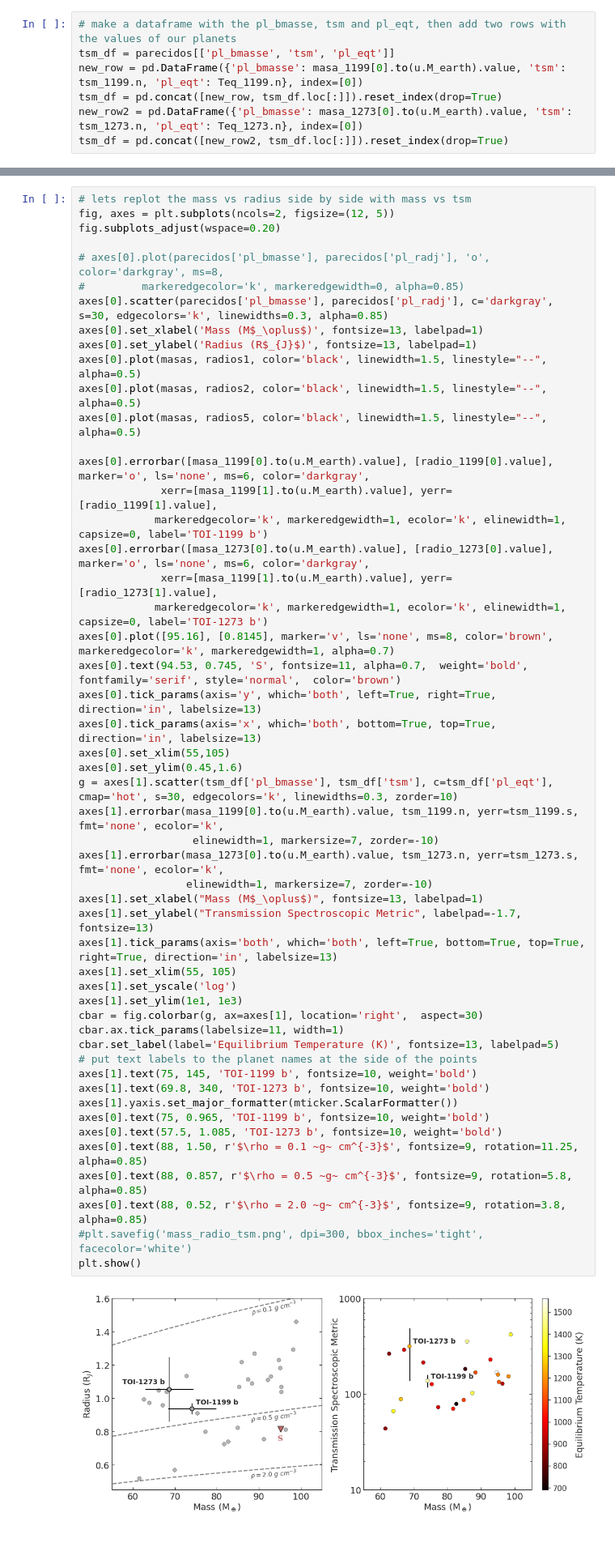
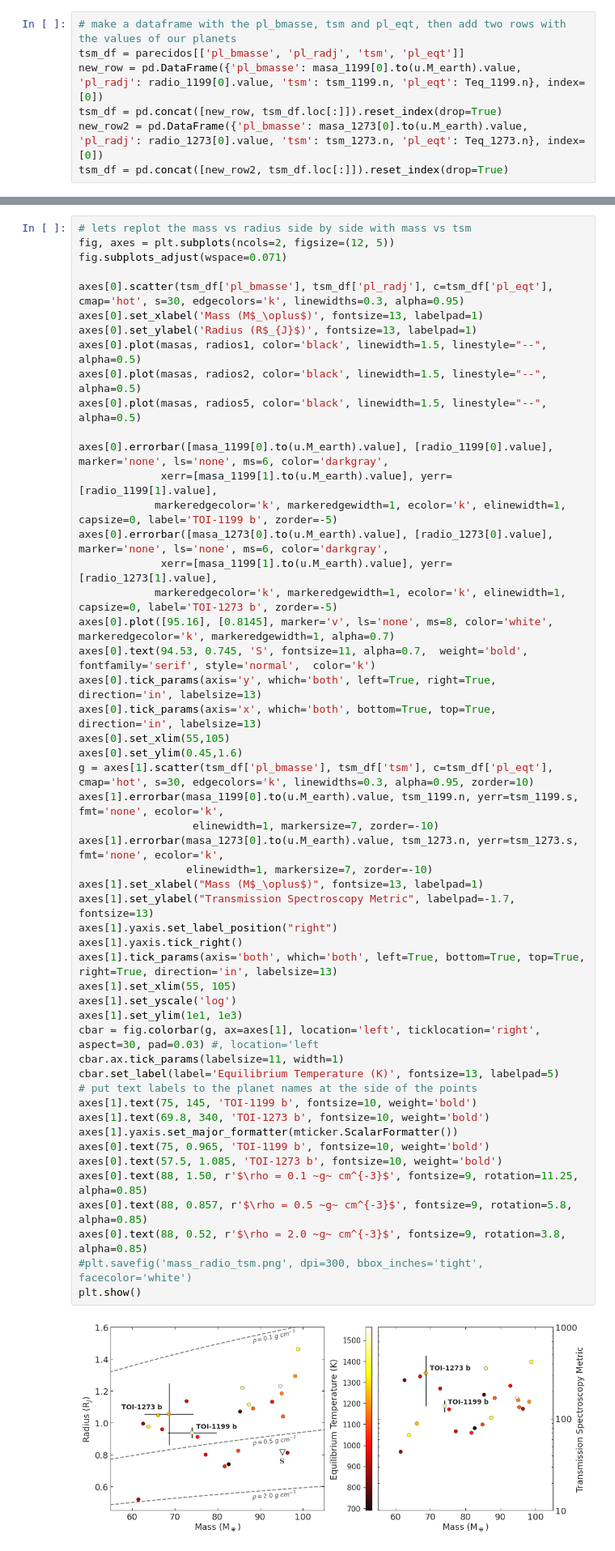
Before and after one commit to juanserrano90/toi1199-1273, a Jupyter notebook: figuras_caracterizacion.ipynb, the cells around one changed output, grey strips where cells are left out. Shown at 81% size. Cells and saved outputs as stored; diff of their text form.

```diff
--- a/figuras_caracterizacion.ipynb
+++ b/figuras_caracterizacion.ipynb
@@ -406,9 +418,9 @@ Name: tsm, dtype: float64
 # %%
 # make a dataframe with the pl_bmasse, tsm and pl_eqt, then add two rows with the values of our planets
-tsm_df = parecidos[['pl_bmasse', 'tsm', 'pl_eqt']]
-new_row = pd.DataFrame({'pl_bmasse': masa_1199[0].to(u.M_earth).value, 'tsm': tsm_1199.n, 'pl_eqt': Teq_1199.n}, index=[0])
+tsm_df = parecidos[['pl_bmasse', 'pl_radj', 'tsm', 'pl_eqt']]
+new_row = pd.DataFrame({'pl_bmasse': masa_1199[0].to(u.M_earth).value, 'pl_radj': radio_1199[0].value, 'tsm': tsm_1199.n, 'pl_eqt': Teq_1199.n}, index=[0])
 tsm_df = pd.concat([new_row, tsm_df.loc[:]]).reset_index(drop=True)
-new_row2 = pd.DataFrame({'pl_bmasse': masa_1273[0].to(u.M_earth).value, 'tsm': tsm_1273.n, 'pl_eqt': Teq_1273.n}, index=[0])
+new_row2 = pd.DataFrame({'pl_bmasse': masa_1273[0].to(u.M_earth).value, 'pl_radj': radio_1273[0].value, 'tsm': tsm_1273.n, 'pl_eqt': Teq_1273.n}, index=[0])
 tsm_df = pd.concat([new_row2, tsm_df.loc[:]]).reset_index(drop=True)
 # %% [markdown]
 # Plot mass vs radio y mass vs tsm
@@ -441,53 +453,53 @@ plt.show()
 # %%
 # lets replot the mass vs radius side by side with mass vs tsm
 fig, axes = plt.subplots(ncols=2, figsize=(12, 5))
-fig.subplots_adjust(wspace=0.20)
+fig.subplots_adjust(wspace=0.071)
 
-# axes[0].plot(parecidos['pl_bmasse'], parecidos['pl_radj'], 'o', color='darkgray', ms=8,
-#         markeredgecolor='k', markeredgewidth=0, alpha=0.85)
-axes[0].scatter(parecidos['pl_bmasse'], parecidos['pl_radj'], c='darkgray', s=30, edgecolors='k', linewidths=0.3, alpha=0.85)
+axes[0].scatter(tsm_df['pl_bmasse'], tsm_df['pl_radj'], c=tsm_df['pl_eqt'], cmap='hot', s=30, edgecolors='k', linewidths=0.3, alpha=0.95)
 axes[0].set_xlabel('Mass (M$_\oplus$)', fontsize=13, labelpad=1)
 axes[0].set_ylabel('Radius (R$_{J}$)', fontsize=13, labelpad=1)
 axes[0].plot(masas, radios1, color='black', linewidth=1.5, linestyle="--", alpha=0.5)
 axes[0].plot(masas, radios2, color='black', linewidth=1.5, linestyle="--", alpha=0.5)
 axes[0].plot(masas, radios5, color='black', linewidth=1.5, linestyle="--", alpha=0.5)
 
-axes[0].errorbar([masa_1199[0].to(u.M_earth).value], [radio_1199[0].value], marker='o', ls='none', ms=6, color='darkgray',
+axes[0].errorbar([masa_1199[0].to(u.M_earth).value], [radio_1199[0].value], marker='none', ls='none', ms=6, color='darkgray',
              xerr=[masa_1199[1].to(u.M_earth).value], yerr=[radio_1199[1].value],
-            markeredgecolor='k', markeredgewidth=1, ecolor='k', elinewidth=1, capsize=0, label='TOI-1199 b')
-axes[0].errorbar([masa_1273[0].to(u.M_earth).value], [radio_1273[0].value], marker='o', ls='none', ms=6, color='darkgray',
+            markeredgecolor='k', markeredgewidth=1, ecolor='k', elinewidth=1, capsize=0, label='TOI-1199 b', zorder=-5)
+axes[0].errorbar([masa_1273[0].to(u.M_earth).value], [radio_1273[0].value], marker='none', ls='none', ms=6, color='darkgray',
              xerr=[masa_1199[1].to(u.M_earth).value], yerr=[radio_1273[1].value],
-            markeredgecolor='k', markeredgewidth=1, ecolor='k', elinewidth=1, capsize=0, label='TOI-1273 b')
-axes[0].plot([95.16], [0.8145], marker='v', ls='none', ms=8, color='brown', markeredgecolor='k', markeredgewidth=1, alpha=0.7)
-axes[0].text(94.53, 0.745, 'S', fontsize=11, alpha=0.7,  weight='bold', fontfamily='serif', style='normal',  color='brown')
+            markeredgecolor='k', markeredgewidth=1, ecolor='k', elinewidth=1, capsize=0, label='TOI-1273 b', zorder=-5)
+axes[0].plot([95.16], [0.8145], marker='v', ls='none', ms=8, color='white', markeredgecolor='k', markeredgewidth=1, alpha=0.7)
+axes[0].text(94.53, 0.745, 'S', fontsize=11, alpha=0.7,  weight='bold', fontfamily='serif', style='normal',  color='k')
 axes[0].tick_params(axis='y', which='both', left=True, right=True, direction='in', labelsize=13)
 axes[0].tick_params(axis='x', which='both', bottom=True, top=True, direction='in', labelsize=13)
 axes[0].set_xlim(55,105)
 axes[0].set_ylim(0.45,1.6)
-g = axes[1].scatter(tsm_df['pl_bmasse'], tsm_df['tsm'], c=tsm_df['pl_eqt'], cmap='hot', s=30, edgecolors='k', linewidths=0.3, zorder=10)
+g = axes[1].scatter(tsm_df['pl_bmasse'], tsm_df['tsm'], c=tsm_df['pl_eqt'], cmap='hot', s=30, edgecolors='k', linewidths=0.3, alpha=0.95, zorder=10)
 axes[1].errorbar(masa_1199[0].to(u.M_earth).value, tsm_1199.n, yerr=tsm_1199.s, fmt='none', ecolor='k',
                   elinewidth=1, markersize=7, zorder=-10)
 axes[1].errorbar(masa_1273[0].to(u.M_earth).value, tsm_1273.n, yerr=tsm_1273.s, fmt='none', ecolor='k',
                  elinewidth=1, markersize=7, zorder=-10)
 axes[1].set_xlabel("Mass (M$_\oplus$)", fontsize=13, labelpad=1)
-axes[1].set_ylabel("Transmission Spectroscopic Metric", labelpad=-1.7, fontsize=13)
+axes[1].set_ylabel("Transmission Spectroscopy Metric", labelpad=-1.7, fontsize=13)
+axes[1].yaxis.set_label_position("right")
+axes[1].yaxis.tick_right()
 axes[1].tick_params(axis='both', which='both', left=True, bottom=True, top=True, right=True, direction='in', labelsize=13)
 axes[1].set_xlim(55, 105)
 axes[1].set_yscale('log')
 axes[1].set_ylim(1e1, 1e3)
-cbar = fig.colorbar(g, ax=axes[1], location='right',  aspect=30)
+cbar = fig.colorbar(g, ax=axes[1], location='left', ticklocation='right', aspect=30, pad=0.03) #, location='left
 cbar.ax.tick_params(labelsize=11, width=1)
 cbar.set_label(label='Equilibrium Temperature (K)', fontsize=13, labelpad=5)
 # put text labels to the planet names at the side of the points
 axes[1].text(75, 145, 'TOI-1199 b', fontsize=10, weight='bold')
 axes[1].text(69.8, 340, 'TOI-1273 b', fontsize=10, weight='bold')
 axes[1].yaxis.set_major_formatter(mticker.ScalarFormatter())
 axes[0].text(75, 0.965, 'TOI-1199 b', fontsize=10, weight='bold')
 axes[0].text(57.5, 1.085, 'TOI-1273 b', fontsize=10, weight='bold')
 axes[0].text(88, 1.50, r'$\rho = 0.1 ~g~ cm^{-3}$', fontsize=9, rotation=11.25, alpha=0.85)
 axes[0].text(88, 0.857, r'$\rho = 0.5 ~g~ cm^{-3}$', fontsize=9, rotation=5.8, alpha=0.85)
 axes[0].text(88, 0.52, r'$\rho = 2.0 ~g~ cm^{-3}$', fontsize=9, rotation=3.8, alpha=0.85)
 #plt.savefig('mass_radio_tsm.png', dpi=300, bbox_inches='tight', facecolor='white')
 plt.show()
 # %% [output]
-[figure, old version]
+[figure, new version]
```
Also changed, not shown: parts of 8 cells of this notebook, 5 other files.
